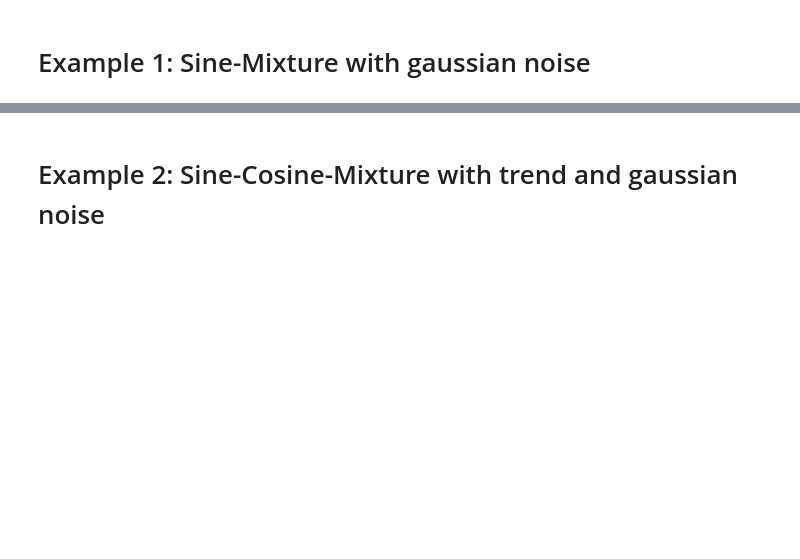
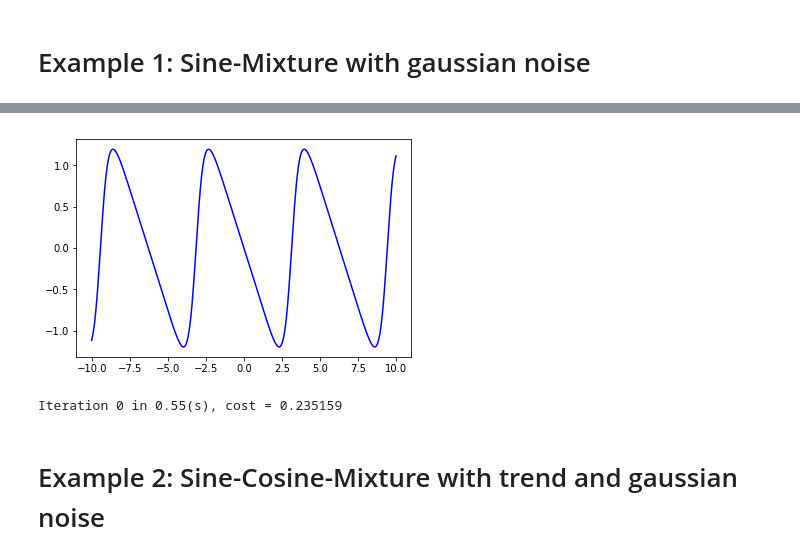
Before and after one commit to RiemannAI/openRT, a Jupyter notebook: examples/ExpectationModel_tests.ipynb, the cells around one changed output, grey strips where cells are left out. Drawn from its saved outputs; the diff is of its cells as text; code cells hidden in the pictures; blank space fills up the shorter version.

```diff
--- a/examples/ExpectationModel_tests.ipynb
+++ b/examples/ExpectationModel_tests.ipynb
@@ -68,5 +103,7 @@ M.get_layer(1)._q
 # %%
-M.get_layer(2).show_activation(2,10)
+M.get_layer(1).show_activation(5,10)
+# %% [output]
+[figure, added]
 # %%
 M = mdl.Model()
 
@@ -75,7 +112,9 @@ M.add(layers.DiagExpectationUnitLayer(3,3))
 M.add(layers.DiagExpectationUnitLayer(3,1))
 
 minim = minimizer.SGD()
-minim.train(mse(), M, X, Y, lr=0.0001, momentum=0.5,nesterov=True,noise=0.001, maxiter=2000)
+minim.train(mse(), M, X, Y, maxiter=300, batch_size=100)
+# %% [output]
+Iteration 0 in 0.55(s), cost = 0.235159
 # %%
 npoints = 500
 test_X = (np.linspace(0, 100, npoints)).reshape((1, npoints))
```
Also changed, not shown: parts of 11 cells of this notebook, 3 other files.
